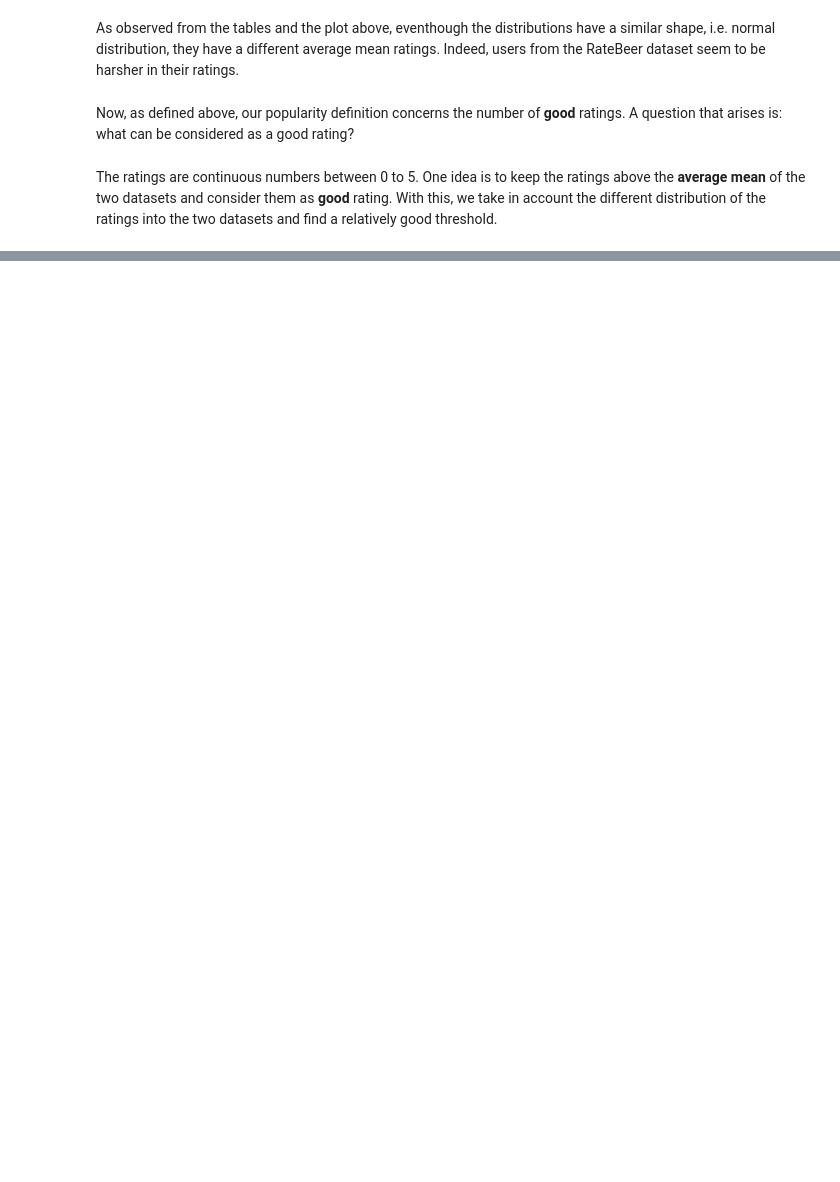
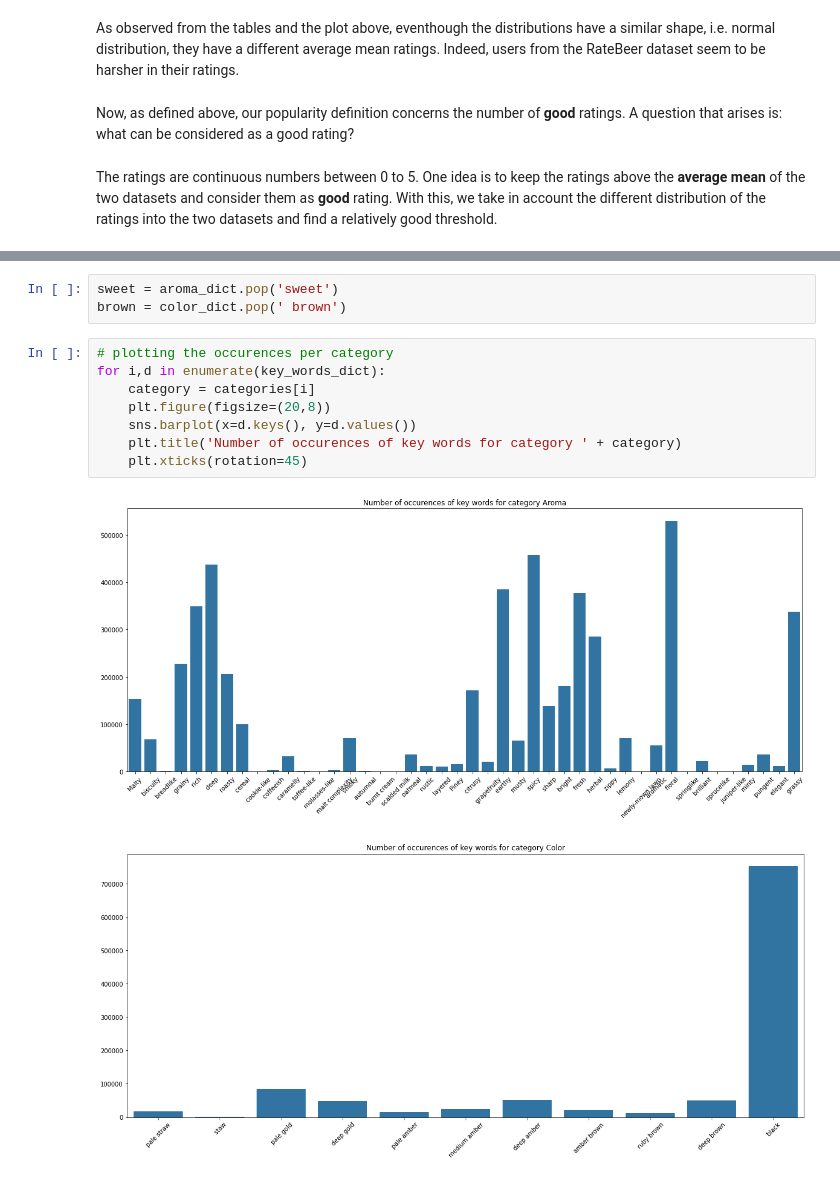
Before and after one commit to epfl-ada/ada-2023-project-datababes, a Jupyter notebook: eda.ipynb, the cells around one changed output, grey strips where cells are left out. Saved outputs shown, nothing was run; the diff lists cells and outputs as text; blank space fills up the shorter version.

```diff
--- a/eda.ipynb
+++ b/eda.ipynb
@@ -128,0 +202,14 @@ Mean rating in RateBeer: 3.285543157793643
+# %%
+sweet = aroma_dict.pop('sweet')
+brown = color_dict.pop(' brown')
+# %%
+# plotting the occurences per category
+for i,d in enumerate(key_words_dict):
+    category = categories[i]
+    plt.figure(figsize=(20,8))
+    sns.barplot(x=d.keys(), y=d.values())
+    plt.title('Number of occurences of key words for category ' + category)
+    plt.xticks(rotation=45)
+# %% [output]
+[figure, added]
+[figure, added]
```
Also changed, not shown: parts of 26 cells of this notebook.
